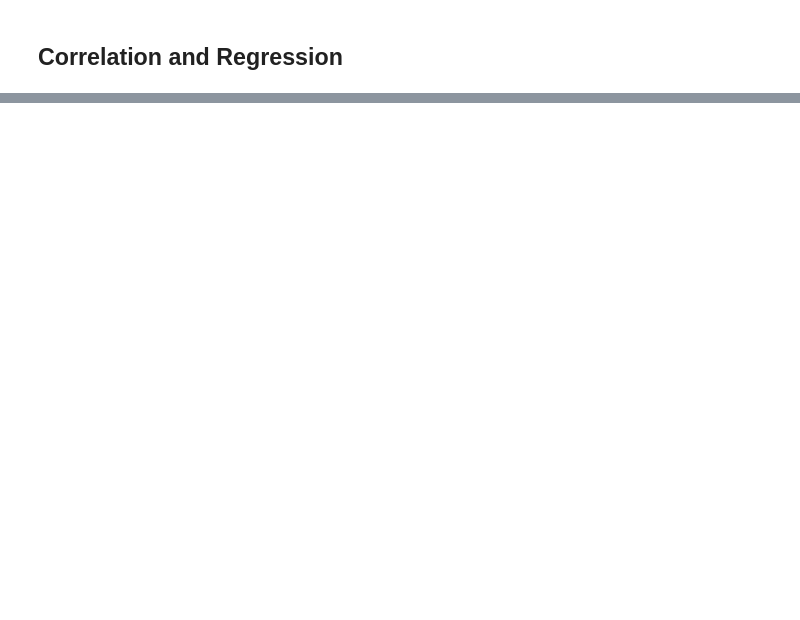
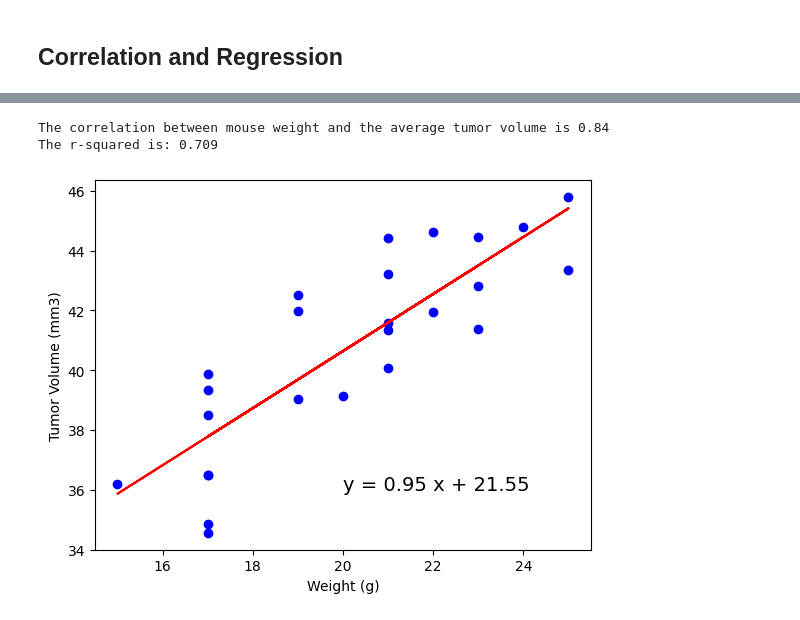
Before and after one commit to echac555/matplotlib_challenge, a Jupyter notebook: Pymaceuticals/pymaceuticals_starter.ipynb, the cells around one changed output, grey strips where cells are left out. Saved outputs shown, nothing was run; the diff lists cells and outputs as text; code cells hidden in the pictures; blank space fills up the shorter version.

```diff
--- a/Pymaceuticals/pymaceuticals_starter.ipynb
+++ b/Pymaceuticals/pymaceuticals_starter.ipynb
@@ -295,0 +311,21 @@ The correlation between mouse weight and the average tumor volume is 0.84
+# %%
+# Calculate the correlation coefficient and a linear regression model
+correlation = st.pearsonr(avg_capm_vol["Weight (g)"],avg_capm_vol["Tumor Volume (mm3)"])
+print(f"The correlation between mouse weight and the average tumor volume is {round(correlation[0],2)}")
+
+(slope, intercept,rvalue, pvalue, stderr)= linregress(avg_capm_vol["Weight (g)"],avg_capm_vol["Tumor Volume (mm3)"])
+regress_values=avg_capm_vol["Weight (g)"]* slope + intercept
+line_eq= f"y = {round(slope, 2)} x + {round(intercept, 2)}"
+
+plt.scatter(avg_capm_vol["Weight (g)"],avg_capm_vol["Tumor Volume (mm3)"],color='b')
+plt.plot(avg_capm_vol["Weight (g)"], regress_values, color='red')
+plt.annotate(line_eq,(20,36), fontsize=14)
+plt.xlabel("Weight (g)")
+plt.ylabel("Tumor Volume (mm3)")
+
+print(f"The r-squared is: {round(rvalue**2,3)}")
+plt.show()
+# %% [output]
+The correlation between mouse weight and the average tumor volume is 0.84
+The r-squared is: 0.709
+[figure, added]
```
Also changed, not shown: parts of 9 cells of this notebook, 1 other file.
